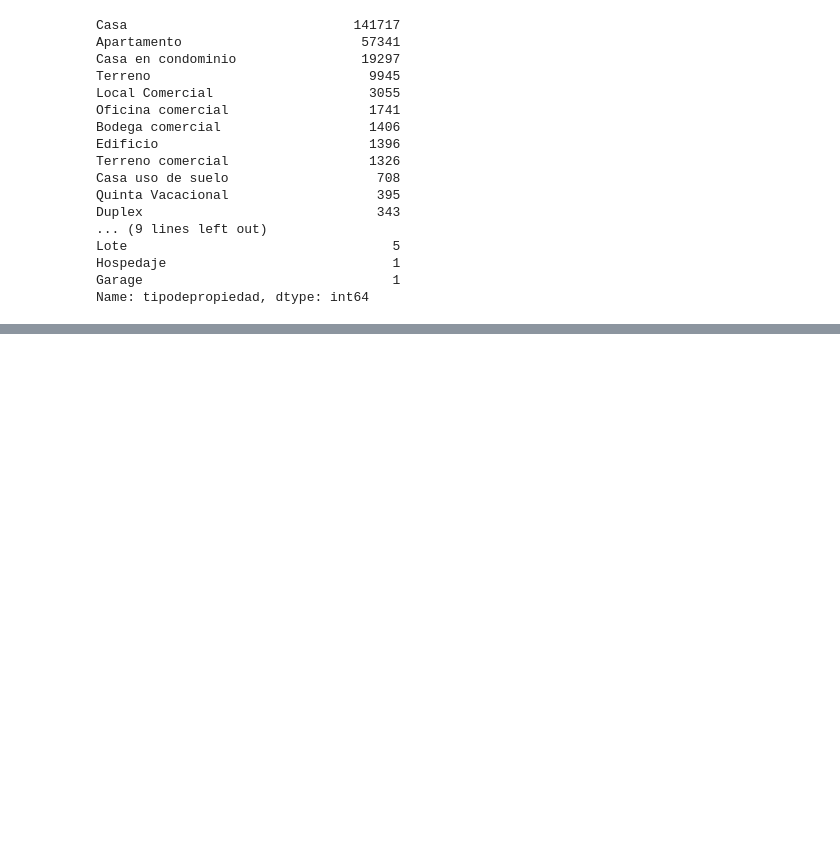
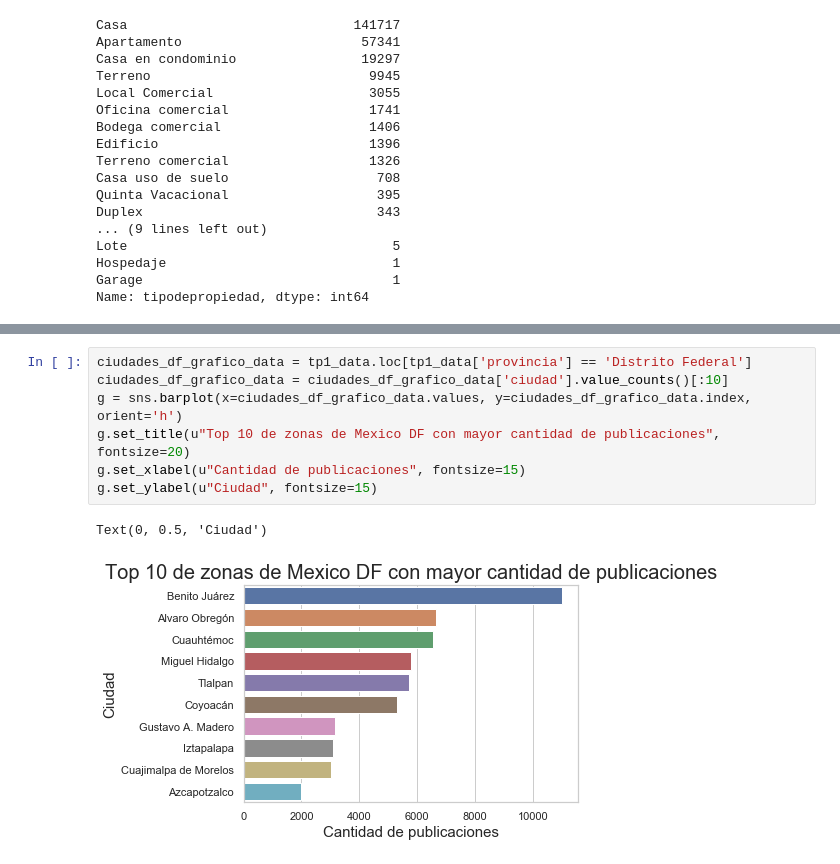
Before and after one commit to patopizzini/Organizacion_Datos_2C2019, a Jupyter notebook: TP1/TP1 JM.ipynb, the cells around one changed output, grey strips where cells are left out. Saved outputs shown, nothing was run; the diff lists cells and outputs as text; blank space fills up the shorter version.

```diff
--- a/TP1/TP1 JM.ipynb
+++ b/TP1/TP1 JM.ipynb
@@ -74,0 +142,10 @@ Name: tipodepropiedad, dtype: int64
+# %%
+ciudades_df_grafico_data = tp1_data.loc[tp1_data['provincia'] == 'Distrito Federal']
+ciudades_df_grafico_data = ciudades_df_grafico_data['ciudad'].value_counts()[:10]
+g = sns.barplot(x=ciudades_df_grafico_data.values, y=ciudades_df_grafico_data.index, orient='h')
+g.set_title(u"Top 10 de zonas de Mexico DF con mayor cantidad de publicaciones", fontsize=20)
+g.set_xlabel(u"Cantidad de publicaciones", fontsize=15)
+g.set_ylabel(u"Ciudad", fontsize=15)
+# %% [output]
+Text(0, 0.5, 'Ciudad')
+[figure, added]
```
Also changed, not shown: parts of 6 cells of this notebook.
